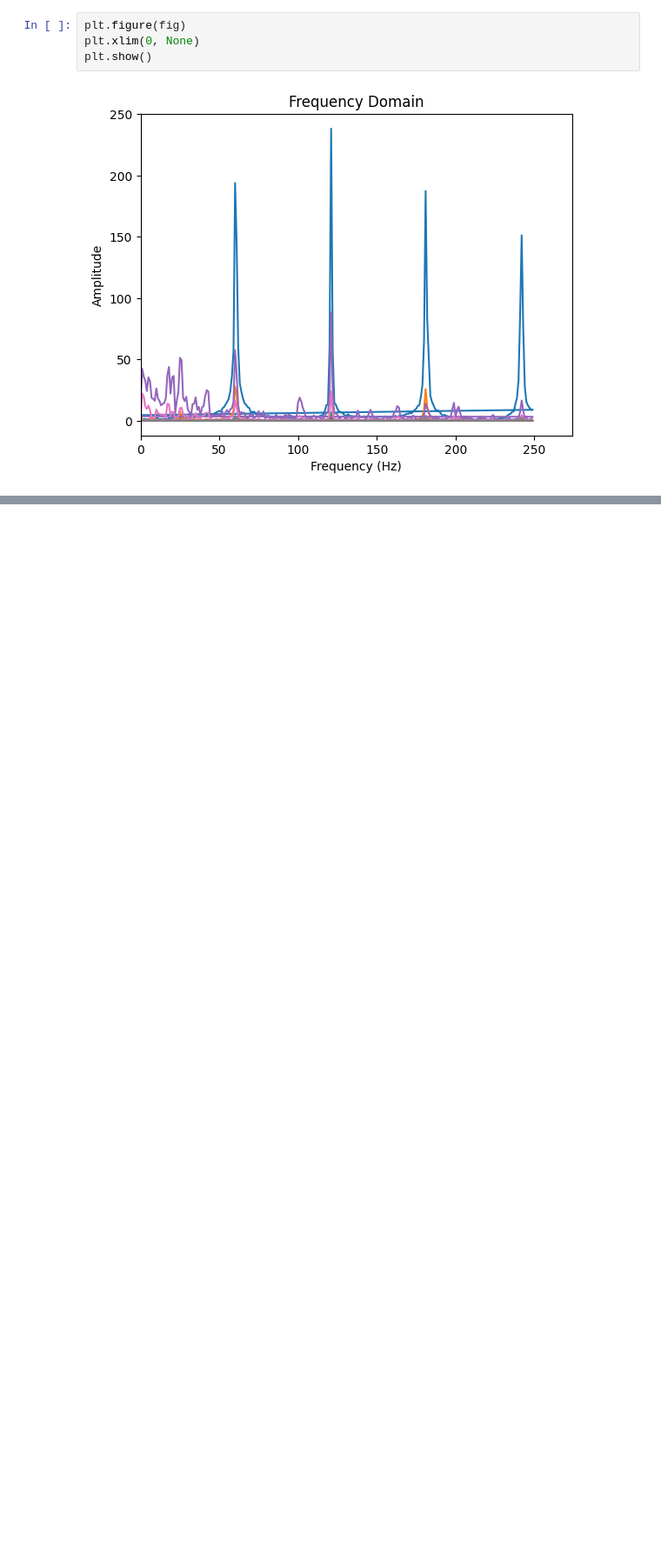
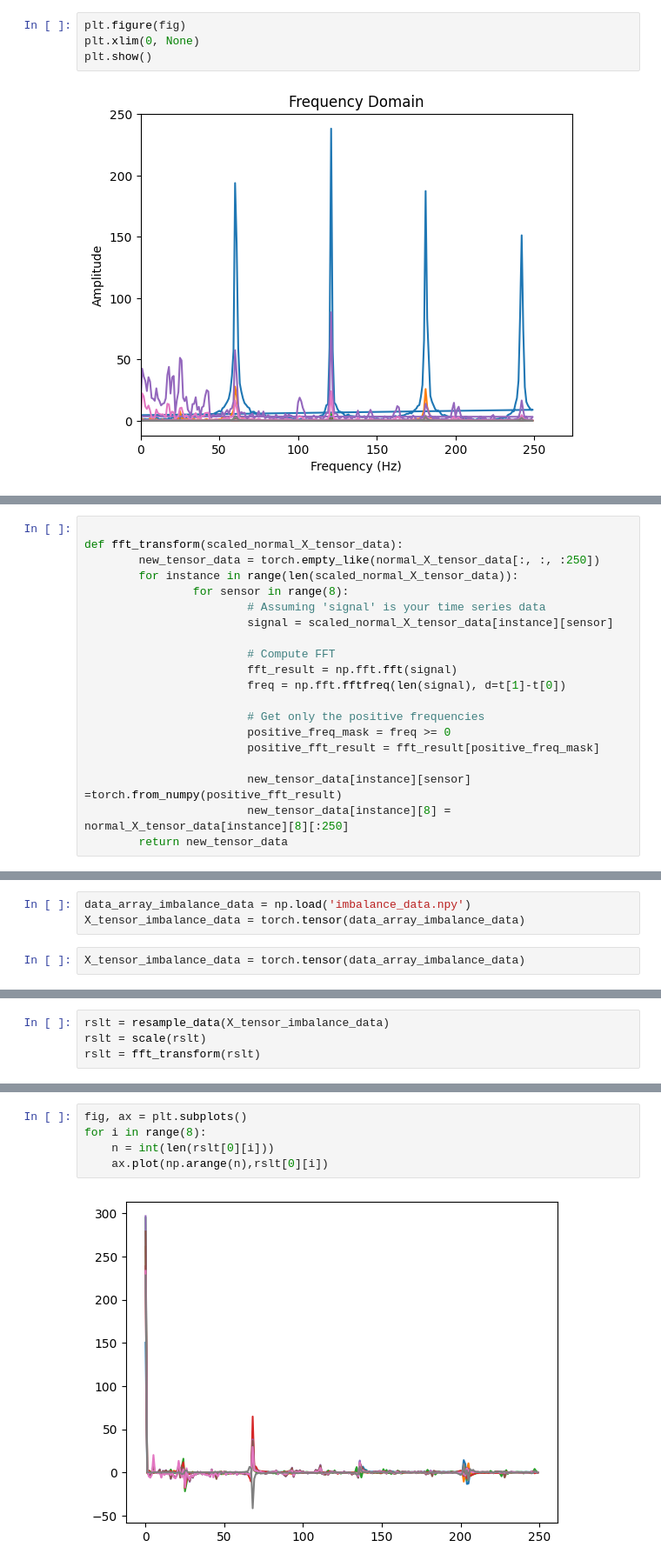
Before and after one commit to nassim1014/ISCF-Project, a Jupyter notebook: code.ipynb, the cells around one changed output, grey strips where cells are left out. Shown at 87% size. Drawn from its saved outputs; the diff is of its cells as text; blank space fills up the shorter version.

```diff
--- a/code.ipynb
+++ b/code.ipynb
@@ -225,0 +392,20 @@ plt.show()
+# %%
+
+def fft_transform(scaled_normal_X_tensor_data):
+        new_tensor_data = torch.empty_like(normal_X_tensor_data[:, :, :250])
+        for instance in range(len(scaled_normal_X_tensor_data)):
+                for sensor in range(8):
+                        # Assuming 'signal' is your time series data
+                        signal = scaled_normal_X_tensor_data[instance][sensor]
+
+                        # Compute FFT
+                        fft_result = np.fft.fft(signal)
+                        freq = np.fft.fftfreq(len(signal), d=t[1]-t[0])
+
+                        # Get only the positive frequencies
+                        positive_freq_mask = freq >= 0
+                        positive_fft_result = fft_result[positive_freq_mask]
+
+                        new_tensor_data[instance][sensor] =torch.from_numpy(positive_fft_result)
+                        new_tensor_data[instance][8] = normal_X_tensor_data[instance][8][:250]
+        return new_tensor_data
@@ -225,0 +509,5 @@ plt.show()
+# %%
+data_array_imbalance_data = np.load('imbalance_data.npy')
+X_tensor_imbalance_data = torch.tensor(data_array_imbalance_data)
+# %%
+X_tensor_imbalance_data = torch.tensor(data_array_imbalance_data)
@@ -225,0 +518,4 @@ plt.show()
+# %%
+rslt = resample_data(X_tensor_imbalance_data)
+rslt = scale(rslt)
+rslt = fft_transform(rslt)
@@ -225,0 +526,7 @@ plt.show()
+# %%
+fig, ax = plt.subplots()
+for i in range(8):
+    n = int(len(rslt[0][i]))
+    ax.plot(np.arange(n),rslt[0][i])
+# %% [output]
+[figure, added]
```
Also changed, not shown: parts of 65 cells of this notebook.
